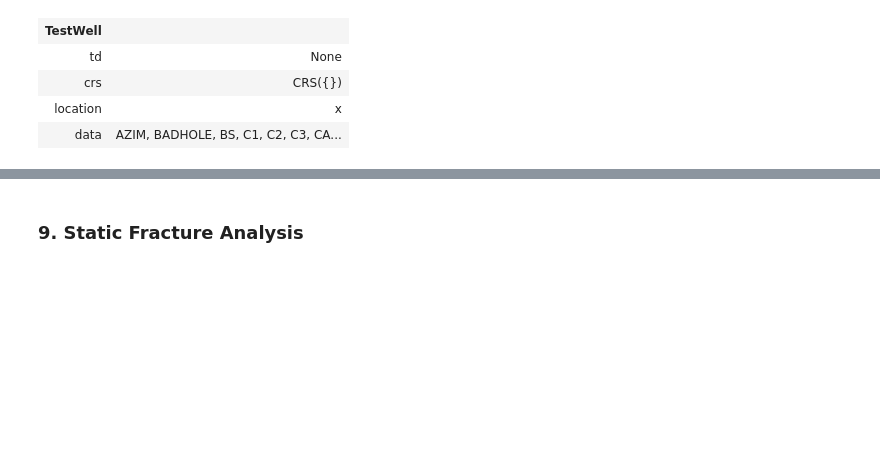
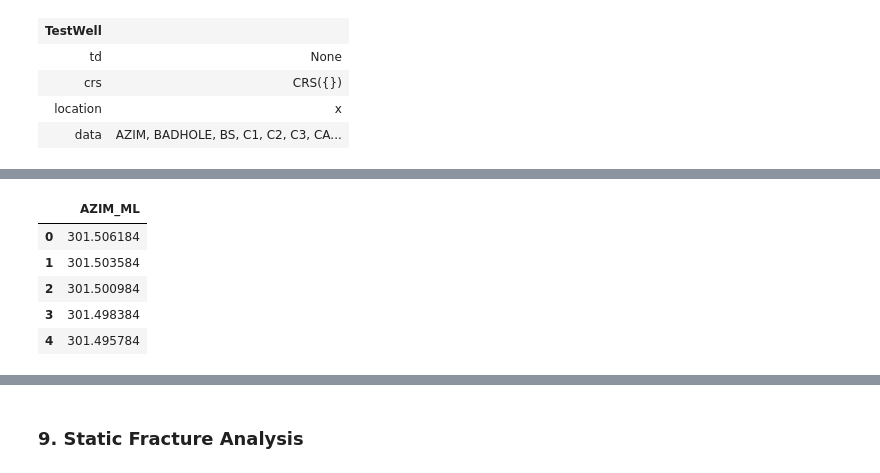
Before and after one commit to Zabamund/fracture-SFA, a Jupyter notebook: notebooks/SFA_Notebook.ipynb, the cells around one changed output, grey strips where cells are left out. Saved outputs shown, nothing was run; the diff lists cells and outputs as text; code cells hidden in the pictures; blank space fills up the shorter version.

```diff
--- a/notebooks/SFA_Notebook.ipynb
+++ b/notebooks/SFA_Notebook.ipynb
@@ -667,0 +770,9 @@ log_data.plot(extents=(Shiranish_depth, TD_depth))
+# %%
+log_data_df.head()
+# %% [output]
+|  | AZIM_ML |
+| 0 | 301.506184 |
+| 1 | 301.503584 |
+| 2 | 301.500984 |
+| 3 | 301.498384 |
+| 4 | 301.495784 |
```
Also changed, not shown: parts of 20 cells of this notebook.
